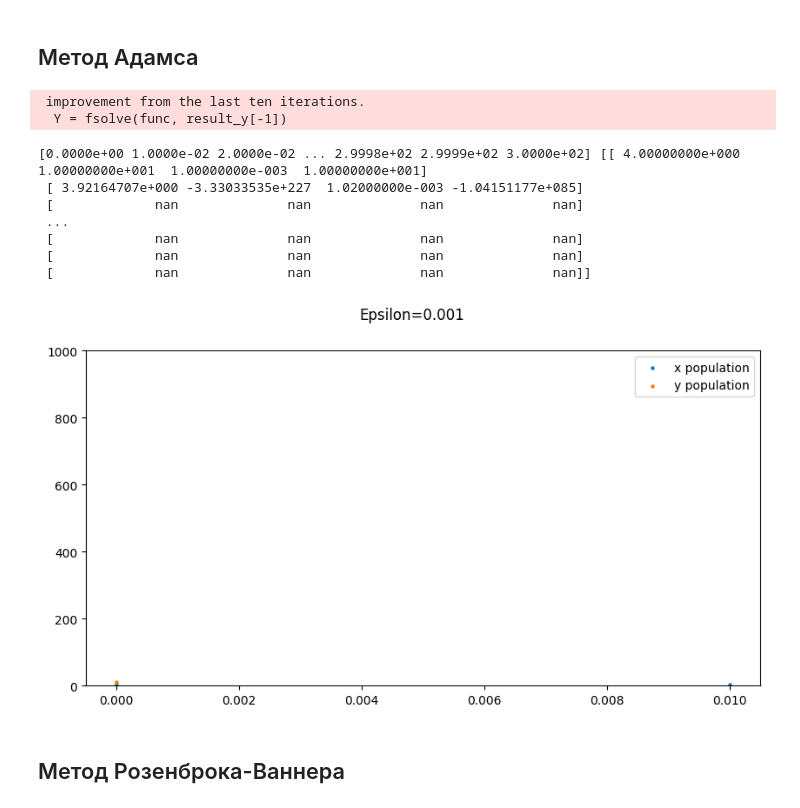
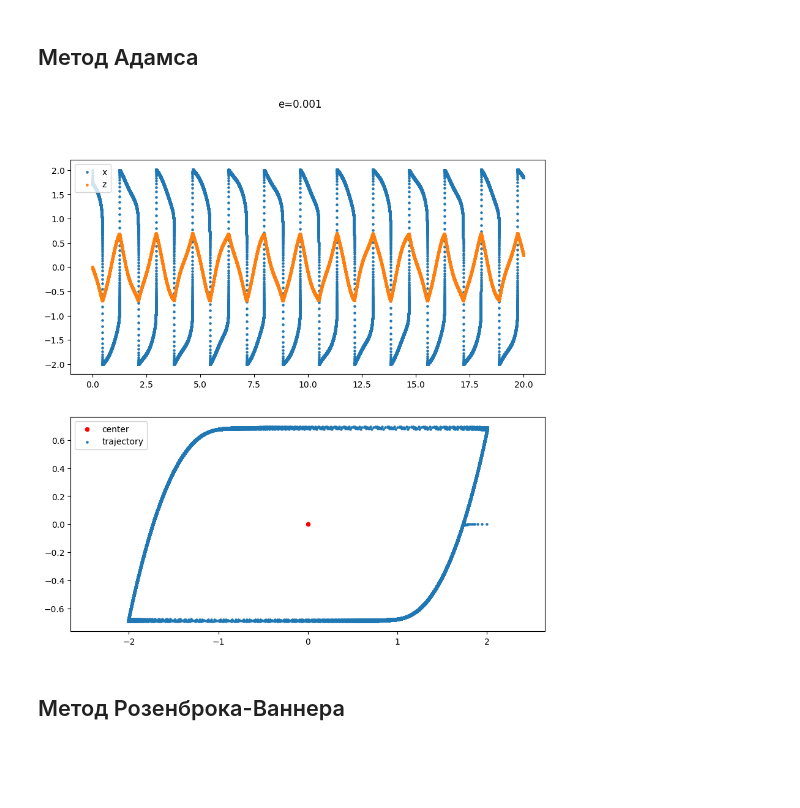
Before and after one commit to XelerT/comp_math, a Jupyter notebook: lab7/hard_ode.ipynb, the cells around one changed output. Saved outputs shown, nothing was run; the diff lists cells and outputs as text; code cells hidden in the pictures; blank space fills up the shorter version.

```diff
--- a/lab7/hard_ode.ipynb
+++ b/lab7/hard_ode.ipynb
@@ -157,9 +175,9 @@ def drawResult(res_t, res_y, e):
 # %%
 def classicRK4(t0, y0, h, f, n_iter=None, t_end=None, e=None):
     if n_iter is None:
-        n_iter = math.ceil((t_end - t_begin) / h)
+        n_iter = math.ceil((t_end - t0) / h)
     if e is None:
-        e = Epsilon
+        e = init_Epsilon
 
     t = t0
     y = y0
@@ -193,0 +199,4 @@ drawResult(result_t, result_y, Epsilon)
+# %%
+result_t, result_y = classicRK4(init_t_begin, init_y0, 0.01, f, t_end=init_t_end, e=init_Epsilon)
+print(result_t, result_y)
+drawResult(result_t, result_y, init_Epsilon)
@@ -237,8 +255,8 @@ def implicitRK3(t0, y0, h, f, n_iter=None, t_end=None, e=None):
 
     return np.array(result_t), np.array(result_y)
 # %%
-result_t, result_y = implicitRK3(t_begin, y0, 0.1, f, t_end=t_end, e=Epsilon)
-print(result_t, result_y)
+result_t, result_y = implicitRK3(init_t_begin, init_y0, 0.0001, f, t_end=init_t_end, e=init_Epsilon)
+# print(result_t, result_y)
 
-drawResult(result_t, result_y, Epsilon)
+drawResult(result_t, result_y, init_Epsilon)
 # %% [output]
@@ -274,10 +281,10 @@ def implicitAdams(t0, y0, h, f, order, n_iter=None, t_end=None):
     for i in range(order - 1, n_iter):
         t_new = result_t[-1] + h
         func = lambda Y: Y - result_y[-1] - h/denom * (
-            b[0] * f(t_new, Y, Epsilon) +
-            b[1] * f(result_t[-1], result_y[-1], Epsilon) +
-            b[2] * f(result_t[-2], result_y[-2], Epsilon) +
-            b[3] * f(result_t[-3], result_y[-3], Epsilon)
+            b[0] * f(t_new, Y, init_Epsilon) +
+            b[1] * f(result_t[-1], result_y[-1], init_Epsilon) +
+            b[2] * f(result_t[-2], result_y[-2], init_Epsilon) +
+            b[3] * f(result_t[-3], result_y[-3], init_Epsilon)
         )
         Y = fsolve(func, result_y[-1])
         result_t.append(t_new)
@@ -285,20 +292,11 @@ def implicitAdams(t0, y0, h, f, order, n_iter=None, t_end=None):
 
     return np.array(result_t), np.array(result_y)
 # %%
-result_t, result_y = implicitAdams(t_begin, y0, 0.01, f, 4, t_end=t_end)
-print(result_t, result_y)
-drawResult(result_t, result_y, Epsilon)
+result_t, result_y = implicitAdams(init_t_begin, init_y0, 0.0001, f, 4, t_end=init_t_end)
+# print(result_t, result_y)
+drawResult(result_t, result_y, init_Epsilon)
 # %% [output]
- improvement from the last ten iterations.
-  Y = fsolve(func, result_y[-1])
-[0.0000e+00 1.0000e-02 2.0000e-02 ... 2.9998e+02 2.9999e+02 3.0000e+02] [[ 4.00000000e+000  1.00000000e+001  1.00000000e-003  1.00000000e+001]
- [ 3.92164707e+000 -3.33033535e+227  1.02000000e-003 -1.04151177e+085]
- [             nan              nan              nan              nan]
- ...
- [             nan              nan              nan              nan]
- [             nan              nan              nan              nan]
- [             nan              nan              nan              nan]]
-[figure, old version]
+[figure, new version]
 # %% [markdown]
 ## Метод Розенброка-Ваннера
 # %%
```
Also changed, not shown: parts of 9 cells of this notebook.
